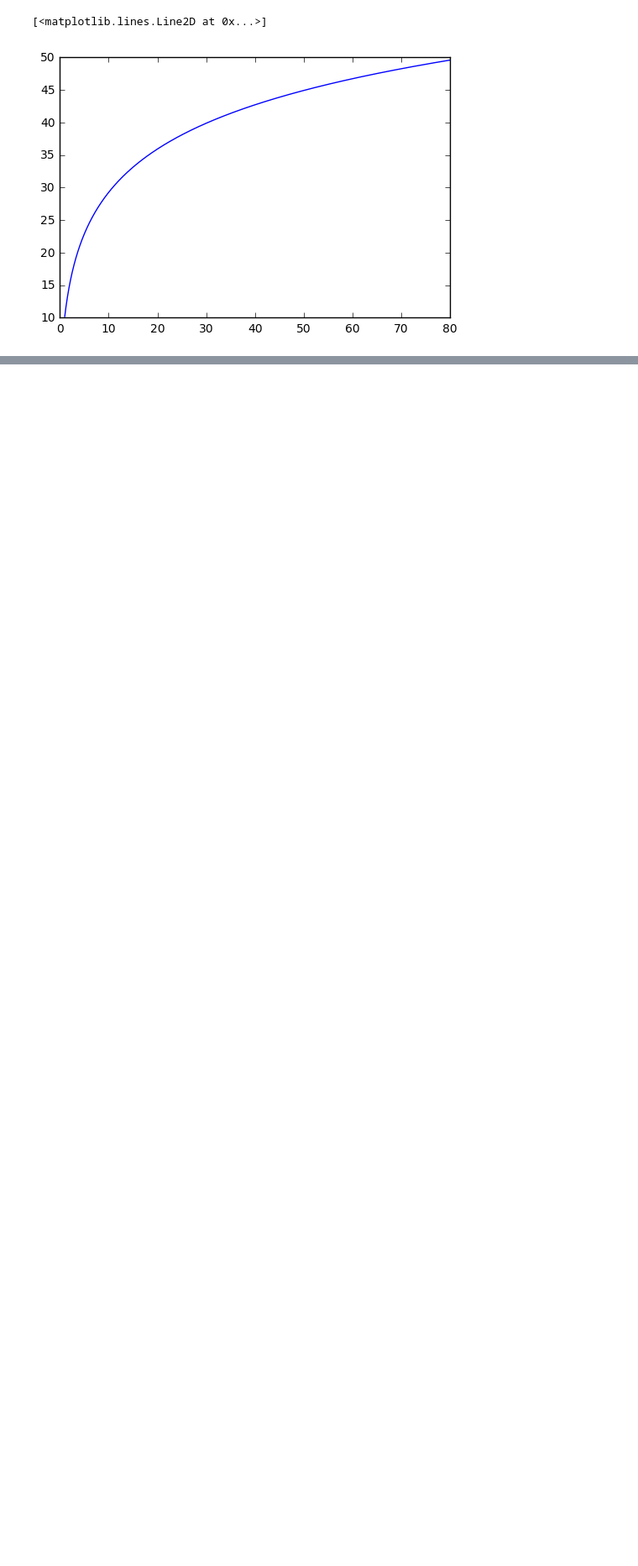
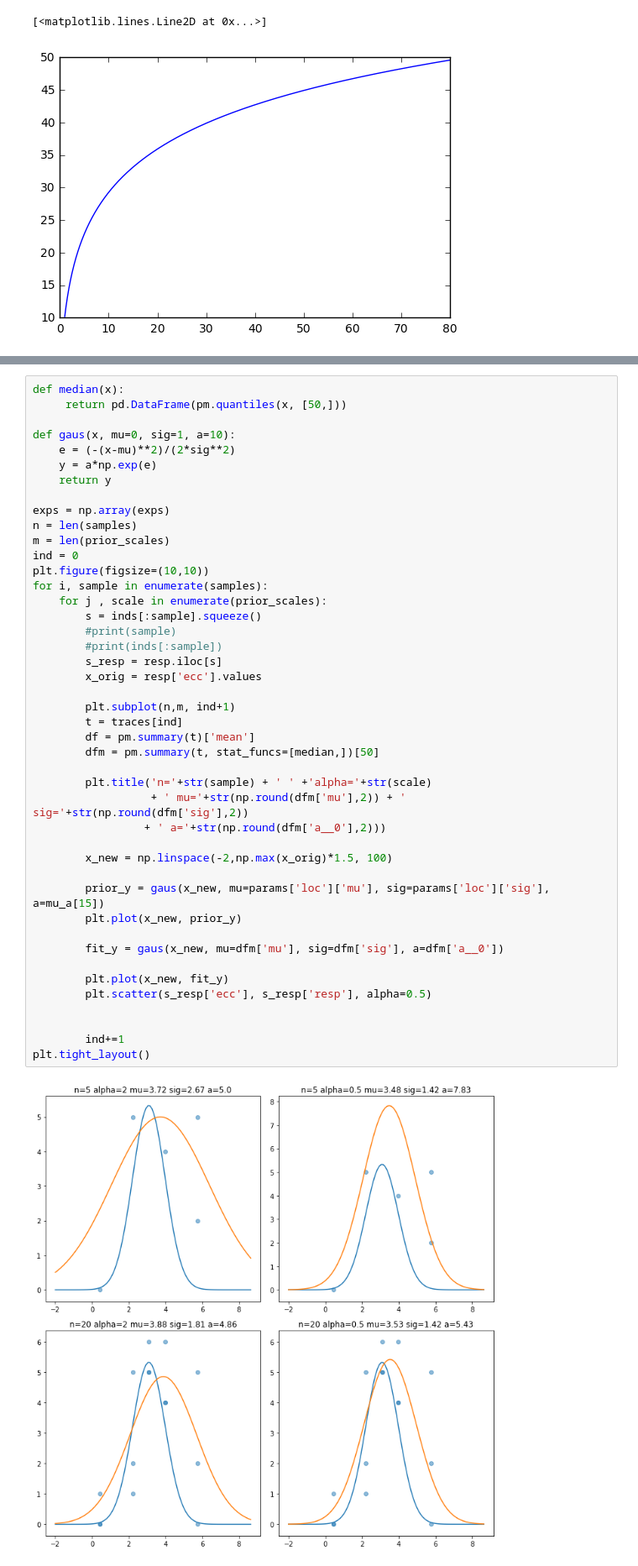
Before and after one commit to deanpospisil/ipython_nb, a Jupyter notebook: Romanu and Virsu retino-cortico mapping.ipynb, the cells around one changed output, grey strips where cells are left out. Shown at 84% size. Drawn from its saved outputs; the diff is of its cells as text; blank space fills up the shorter version.

```diff
--- a/Romanu and Virsu retino-cortico mapping.ipynb
+++ b/Romanu and Virsu retino-cortico mapping.ipynb
@@ -528,0 +661,46 @@ ImportError: No module named caffe
+# %%
+def median(x):
+     return pd.DataFrame(pm.quantiles(x, [50,]))
+
+def gaus(x, mu=0, sig=1, a=10):
+    e = (-(x-mu)**2)/(2*sig**2)
+    y = a*np.exp(e)
+    return y
+
+exps = np.array(exps)
+n = len(samples)
+m = len(prior_scales)
+ind = 0
+plt.figure(figsize=(10,10))
+for i, sample in enumerate(samples):
+    for j , scale in enumerate(prior_scales):
+        s = inds[:sample].squeeze()
+        #print(sample)
+        #print(inds[:sample])
+        s_resp = resp.iloc[s]
+        x_orig = resp['ecc'].values
+
+        plt.subplot(n,m, ind+1)
+        t = traces[ind]
+        df = pm.summary(t)['mean']
+        dfm = pm.summary(t, stat_funcs=[median,])[50]
+
+        plt.title('n='+str(sample) + ' ' +'alpha='+str(scale)
+                  + ' mu='+str(np.round(dfm['mu'],2)) + ' sig='+str(np.round(dfm['sig'],2))
+                 + ' a='+str(np.round(dfm['a__0'],2)))
+
+        x_new = np.linspace(-2,np.max(x_orig)*1.5, 100)
+
+        prior_y = gaus(x_new, mu=params['loc']['mu'], sig=params['loc']['sig'], a=mu_a[15])
+        plt.plot(x_new, prior_y)
+
+        fit_y = gaus(x_new, mu=dfm['mu'], sig=dfm['sig'], a=dfm['a__0'])
+
+        plt.plot(x_new, fit_y)
+        plt.scatter(s_resp['ecc'], s_resp['resp'], alpha=0.5)
+
+
+        ind+=1
+plt.tight_layout()
+# %% [output]
+[figure, added]
```
Also changed, not shown: parts of 36 cells of this notebook, 1 other file.
